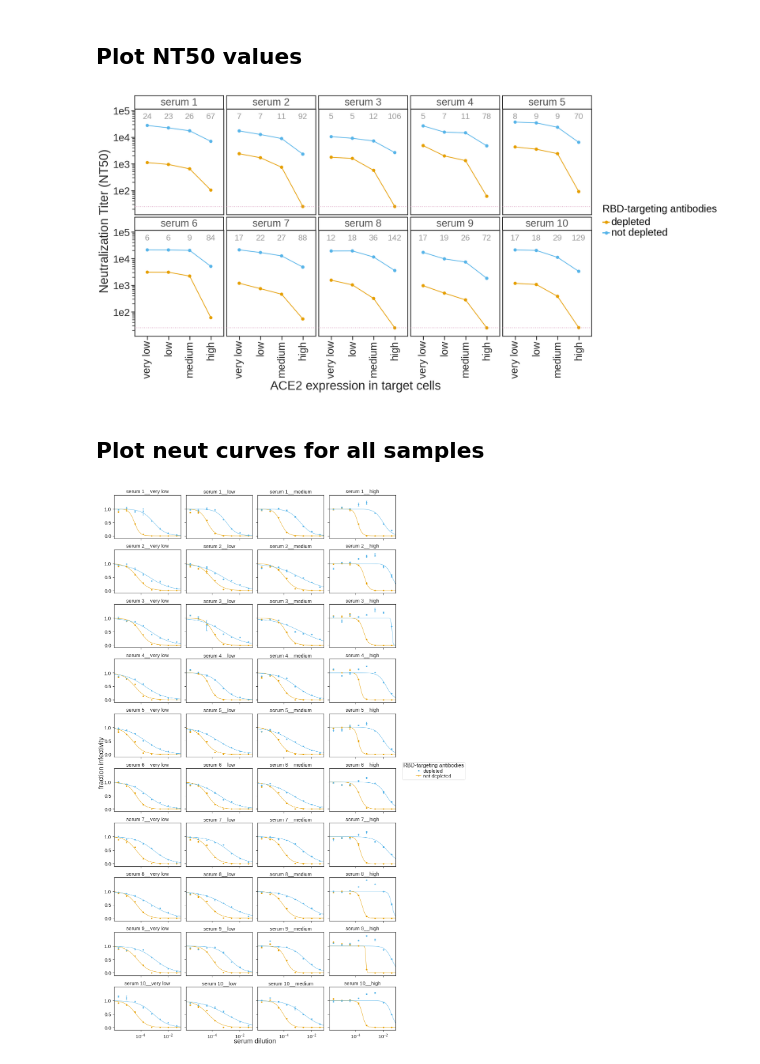
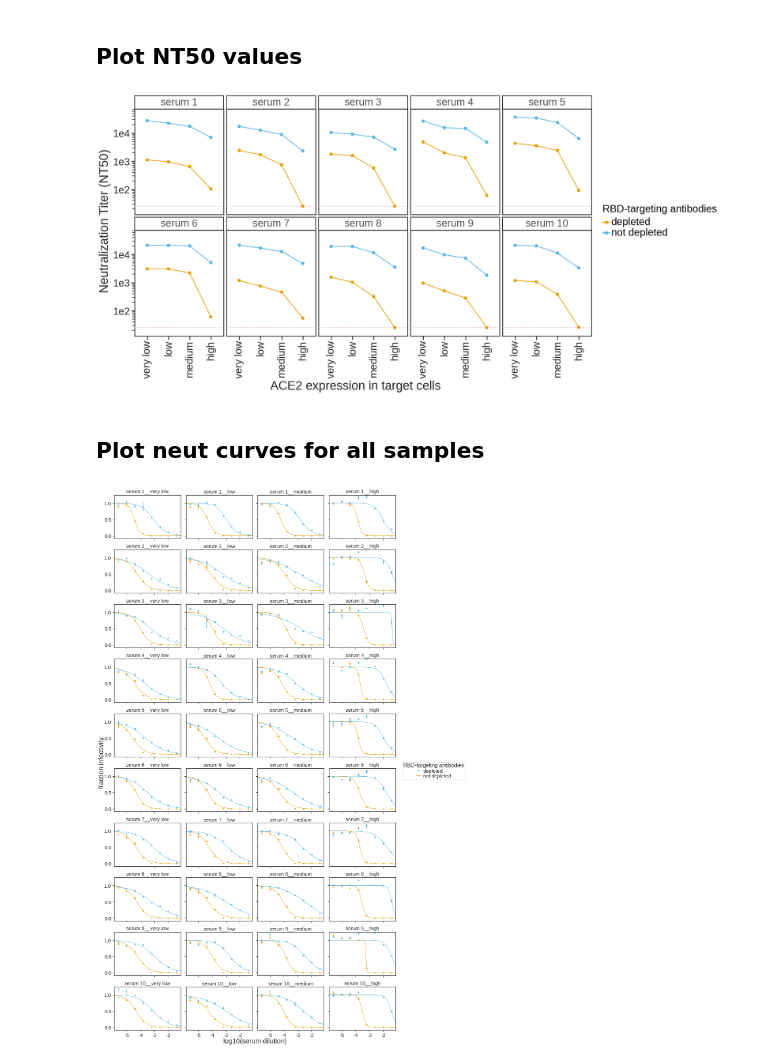
Before and after one commit to jbloomlab/Ace2_expression_neuts, a Jupyter notebook: virus_neutralization.ipynb, the cells around one changed output. Cells and saved outputs as stored; diff of their text form; code cells hidden in the pictures.

```diff
--- a/virus_neutralization.ipynb
+++ b/virus_neutralization.ipynb
@@ -186,10 +187,10 @@ NT50_foldchange
 NT50 = (ggplot(fitparams, aes(x='cells', y='NT50', colour='RBD-targeting antibodies', group = 'RBD-targeting antibodies')) +
               geom_point(size=3.5) +
               geom_line(size = 1) +
-         geom_text(NT50_fc, aes(label = 'NT50_fc_str',
-                   y=NT50_fc['NT50'].max()*12),
-                   size = 20,
-                   colour = CBPALETTE[0]) +
+         #geom_text(NT50_fc, aes(label = 'NT50_fc_str',
+                   #y=NT50_fc['NT50'].max()*12),
+                  #size = 20,
+                   #colour = CBPALETTE[0]) +
          theme(figure_size=(20,10),
                    axis_text=element_text(size=25),
                    axis_text_x=element_text(size=25, angle=90),
@@ -215,29 +216,33 @@ NT50 = (ggplot(fitparams, aes(x='cells', y='NT50', colour='RBD-targeting antibod
 
 _ = NT50.draw()
 # %% [output]
-[figure, old version]
+[figure, new version]
 # %%
 df_merged = pd.merge(fitparams, ACE2_expression_df, on='cells')
 # %% [markdown]
 ## Plot neut curves for all samples
 # %%
 fig, axes = fits.plotSera(
-                          xlabel='serum dilution',
+                          xlabel='log10(serum dilution)',
                           widthscale=1,
                           heightscale=1,
                           titlesize=15,
                           yticklocs=[0,0.5,1],
+                          fix_lims={'ymax':1.25},
                           markersize=3,
                           linewidth=1,
                           labelsize=20,
                           ticksize=15,
                           legendfontsize=15,
                           ncol=4,
                           virus_to_color_marker={
                           'depleted': ('#56B4E9', 'o'),
                           'not depleted': ('#E69F00', 'o')},
                           legendtitle='RBD-targeting antibodies',
 
                          )
+
+_ = axes.ravel()[-1].set_xticks([1e-5, 1e-4, 1e-3, 1e-2])
+_ = axes.ravel()[-1].set_xticklabels(['-5', '-4', '-3', '-2',])
 # %% [output]
-[figure, old version]
+[figure, new version]
```
Also changed, not shown: parts of 2 cells of this notebook, 10 other files.
